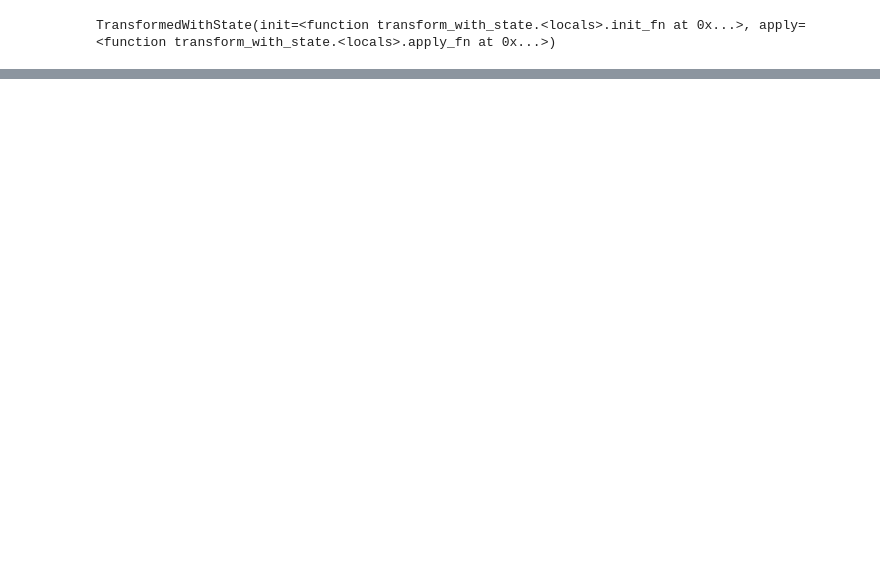
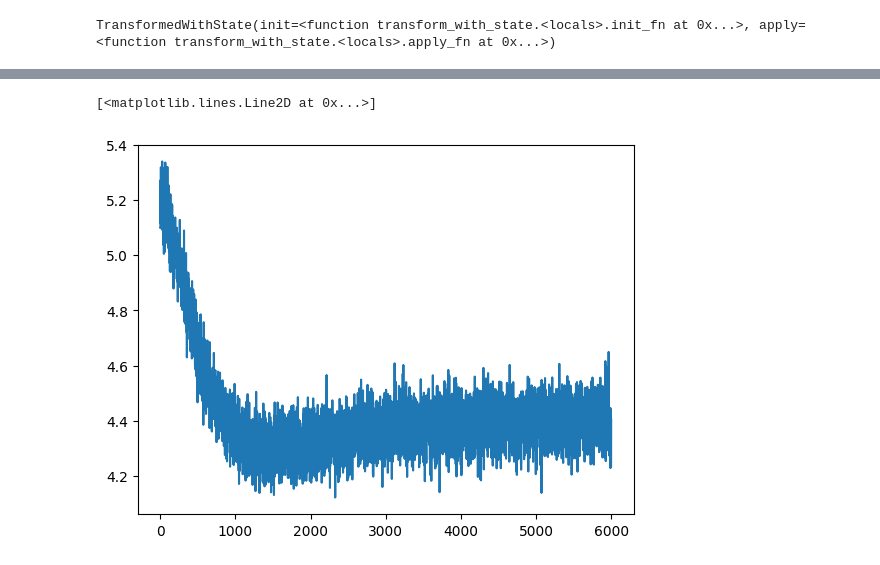
Before and after one commit to franciscovargas/denoising_diffusion_samplers, a Jupyter notebook: notebooks/controlled_ais.ipynb, the cells around one changed output, grey strips where cells are left out. Saved outputs shown, nothing was run; the diff lists cells and outputs as text; code cells hidden in the pictures; blank space fills up the shorter version.

```diff
--- a/notebooks/controlled_ais.ipynb
+++ b/notebooks/controlled_ais.ipynb
@@ -606,0 +612,5 @@ results_dict["is"]
+# %%
+plt.plot(results_dict["elbo"])
+# %% [output]
+[<matplotlib.lines.Line2D at 0x...>]
+[figure, added]
```
Also changed, not shown: parts of 9 cells of this notebook.
